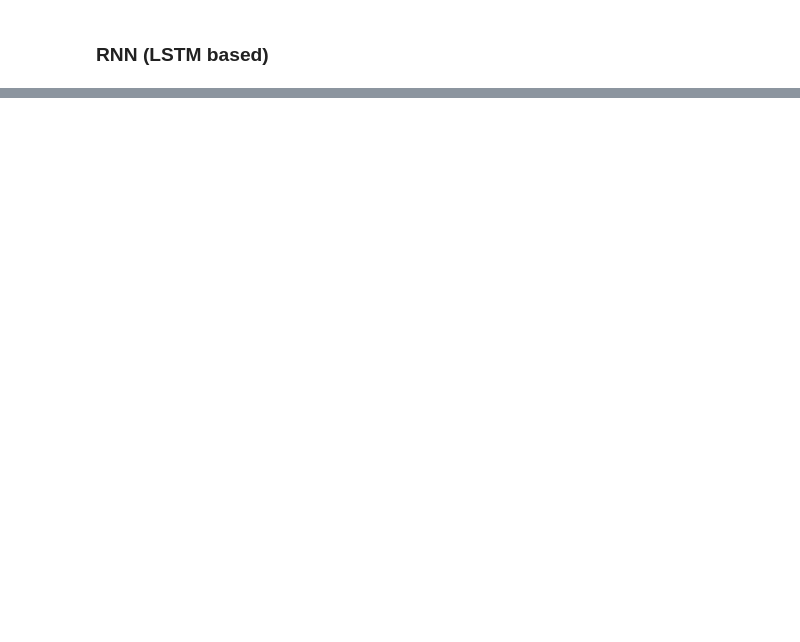
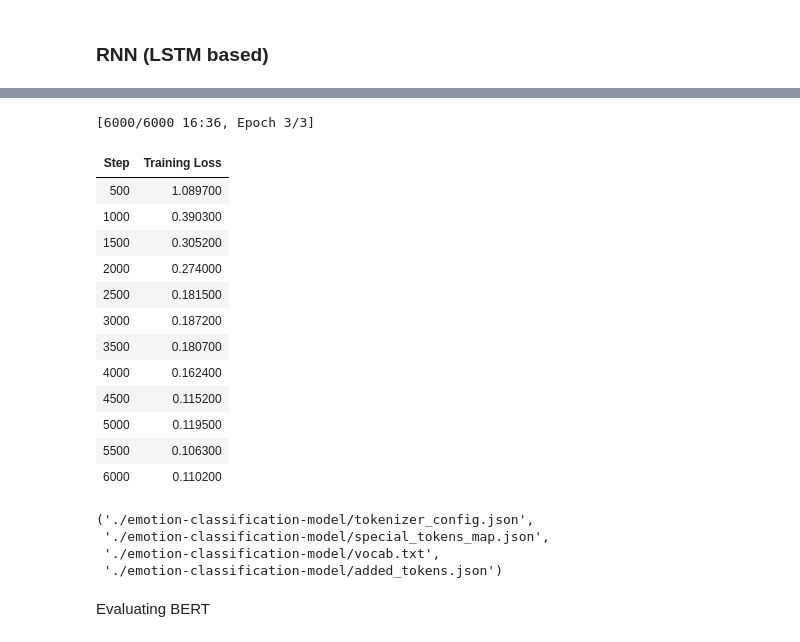
Before and after one commit to SanaDG/NLP_Project, a Jupyter notebook: NLP_Project.ipynb, the cells around one changed output, grey strips where cells are left out. Cells and saved outputs as stored; diff of their text form; code cells hidden in the pictures; blank space fills up the shorter version.

```diff
--- a/NLP_Project.ipynb
+++ b/NLP_Project.ipynb
@@ -228,0 +326,11 @@ Test Accuracy: 0.9100000262260437
+# %%
+label_encoder = LabelEncoder()
+train_labels = label_encoder.fit_transform(train_data['emotion'])
+test_labels = label_encoder.transform(test_data['emotion'])
+
+# Initialize the tokenizer and model
+tokenizer = BertTokenizer.from_pretrained('bert-base-uncased')
+model = BertForSequenceClassification.from_pretrained('bert-base-uncased', num_labels=len(train_data['emotion'].unique()))
+
+train_dataset = EmotionDataset(train_data['clean_text'].tolist(), train_labels.tolist(), tokenizer)
+test_dataset = EmotionDataset(test_data['clean_text'].tolist(), test_labels.tolist(), tokenizer)
@@ -228,0 +345,45 @@ Test Accuracy: 0.9100000262260437
+# %%
+training_args = TrainingArguments(
+    output_dir='./results',
+    num_train_epochs=3,
+    per_device_train_batch_size=8,
+    per_device_eval_batch_size=8,
+    warmup_steps=500,
+    weight_decay=0.01,
+    logging_dir='./logs',
+)
+# %%
+trainer = Trainer(
+    model=model,
+    args=training_args,
+    train_dataset=train_dataset,
+    eval_dataset=test_dataset
+)
+# %%
+## Train the model
+trainer.train()
+
+# Save the model
+model.save_pretrained('./emotion-classification-model')
+tokenizer.save_pretrained('./emotion-classification-model')
+# %% [output]
+[6000/6000 16:36, Epoch 3/3]
+| Step | Training Loss |
+| 500 | 1.089700 |
+| 1000 | 0.390300 |
+| 1500 | 0.305200 |
+| 2000 | 0.274000 |
+| 2500 | 0.181500 |
+| 3000 | 0.187200 |
+| 3500 | 0.180700 |
+| 4000 | 0.162400 |
+| 4500 | 0.115200 |
+| 5000 | 0.119500 |
+| 5500 | 0.106300 |
+| 6000 | 0.110200 |
+('./emotion-classification-model/tokenizer_config.json',
+ './emotion-classification-model/special_tokens_map.json',
+ './emotion-classification-model/vocab.txt',
+ './emotion-classification-model/added_tokens.json')
+# %% [markdown]
+Evaluating BERT
```
Also changed, not shown: parts of 19 cells of this notebook.
